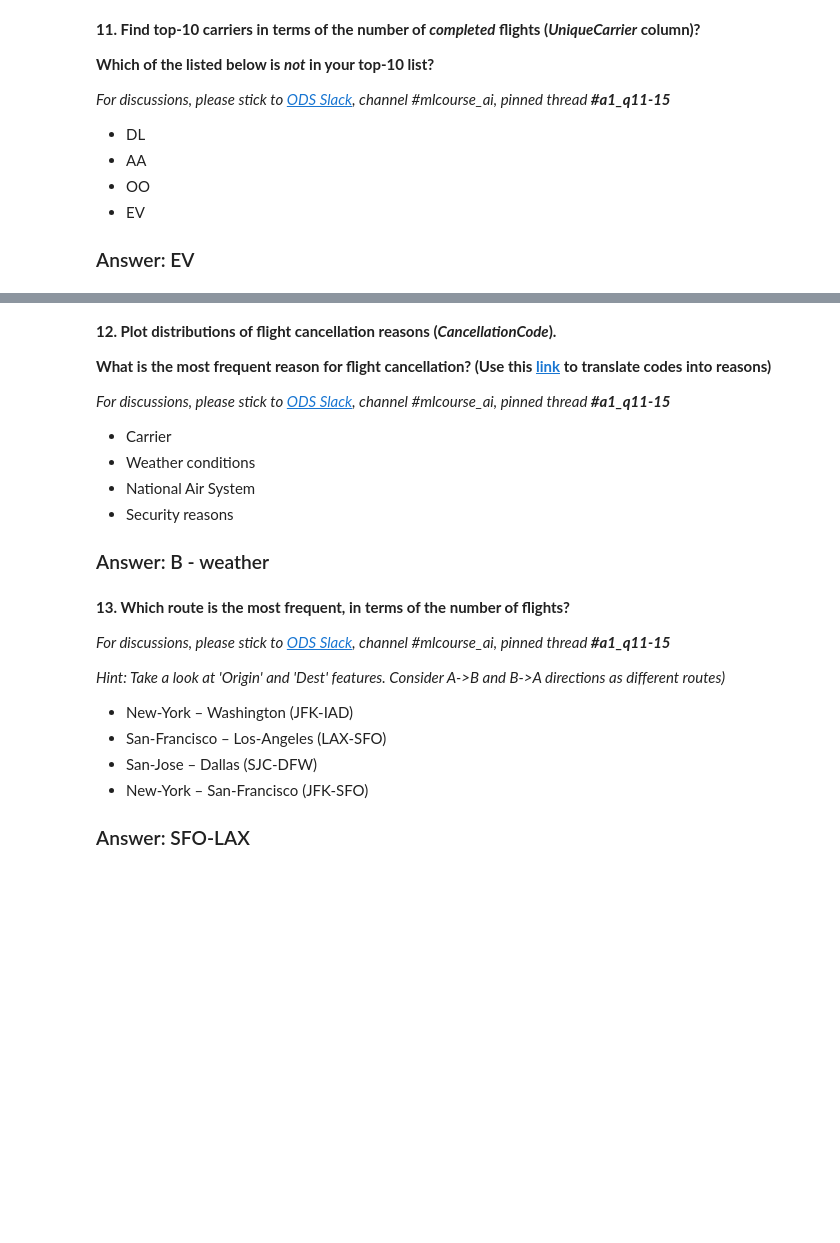
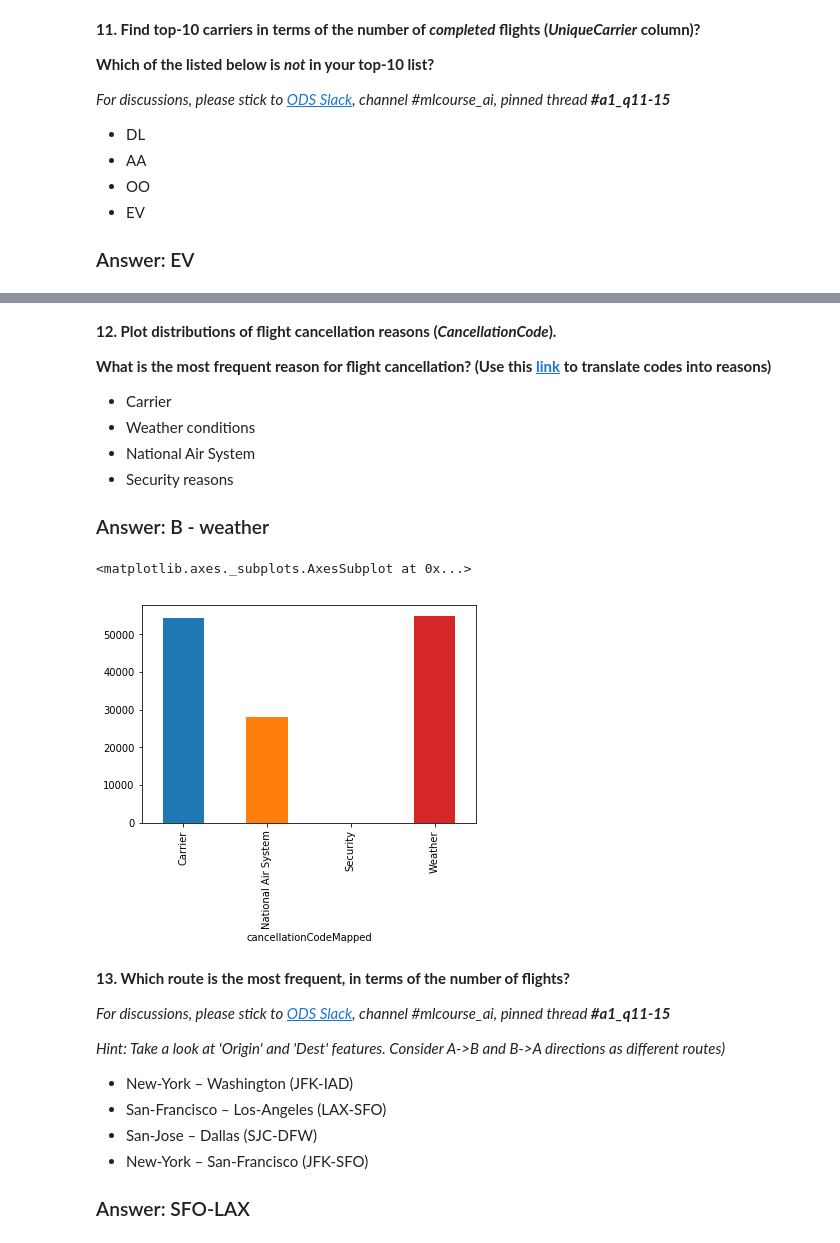
Before and after one commit to andrewgurung/mlcourse, a Jupyter notebook: project/project_1_US_flights.ipynb, the cells around one changed output, grey strips where cells are left out. Cells and saved outputs as stored; diff of their text form; code cells hidden in the pictures; blank space fills up the shorter version.

```diff
--- a/project/project_1_US_flights.ipynb
+++ b/project/project_1_US_flights.ipynb
@@ -503,8 +517,6 @@ mq_completed_flights.groupby('DepHour').size().plot(kind='bar')
 **12. Plot distributions of flight cancellation reasons (_CancellationCode_).**
 
 **What is the most frequent reason for flight cancellation? (Use this [link](https://www.transtats.bts.gov/Fields.asp?Table_ID=236) to translate codes into reasons)**
-
-*For discussions, please stick to [ODS Slack](https://opendatascience.slack.com/), channel #mlcourse_ai, pinned thread __#a1_q11-15__*
 
 - Carrier
 - Weather conditions
@@ -512,6 +524,13 @@ mq_completed_flights.groupby('DepHour').size().plot(kind='bar')
 - Security reasons
 
 ### Answer: B - weather
+# %%
+flights_df['cancellationCodeMapped'] = flights_df['CancellationCode'].map({'A': 'Carrier', 'B': 'Weather', 'C': 'National Air System', 'D': 'Security'})
+
+flights_df.groupby('cancellationCodeMapped').size().plot(kind='bar')
+# %% [output]
+<matplotlib.axes._subplots.AxesSubplot at 0x...>
+[figure, added]
 # %% [markdown]
 **13. Which route is the most frequent, in terms of the number of flights?**
 
```
Also changed, not shown: parts of 1 cell of this notebook.
